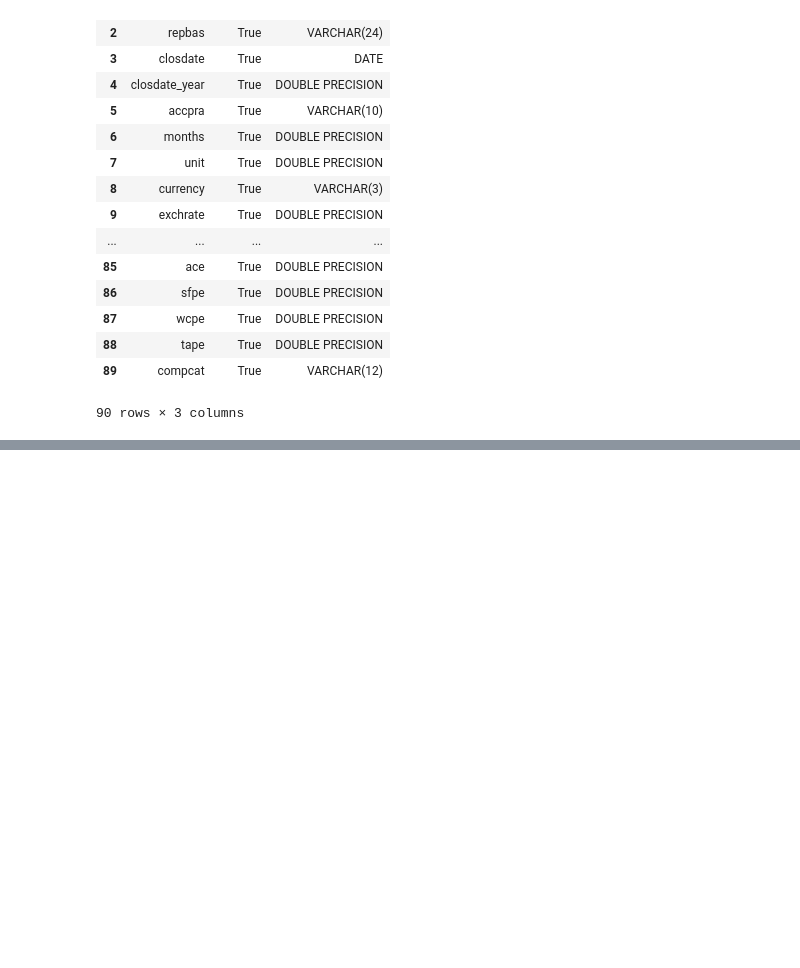
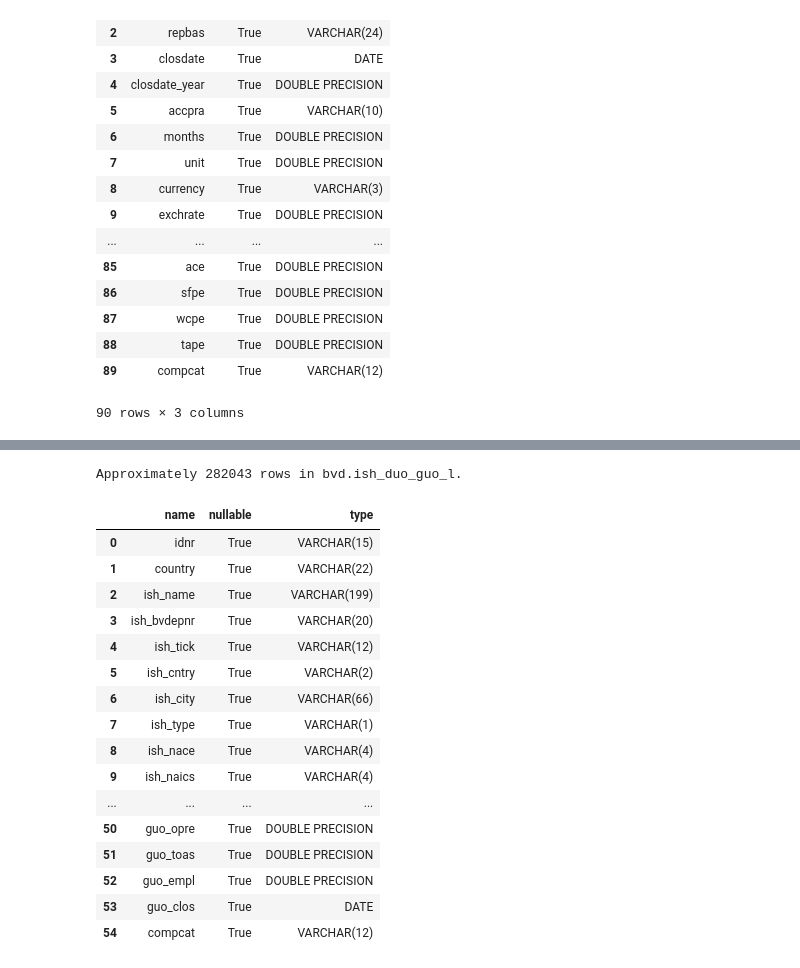
Before and after one commit to Tycho-1/frieslandCampinaAmadeus, a Jupyter notebook: FrieslandCampinaAmadeus.ipynb, the cells around one changed output, grey strips where cells are left out. Drawn from its saved outputs; the diff is of its cells as text; code cells hidden in the pictures; blank space fills up the shorter version.

```diff
--- a/FrieslandCampinaAmadeus.ipynb
+++ b/FrieslandCampinaAmadeus.ipynb
@@ -161,0 +181,21 @@ plt.rcParams['figure.figsize']=(45,30)
+# %%
+db.describe_table(library='bvd', table='ish_duo_guo_l')
+# %% [output]
+Approximately 282043 rows in bvd.ish_duo_guo_l.
+|  | name | nullable | type |
+| 0 | idnr | True | VARCHAR(15) |
+| 1 | country | True | VARCHAR(22) |
+| 2 | ish_name | True | VARCHAR(199) |
+| 3 | ish_bvdepnr | True | VARCHAR(20) |
+| 4 | ish_tick | True | VARCHAR(12) |
+| 5 | ish_cntry | True | VARCHAR(2) |
+| 6 | ish_city | True | VARCHAR(66) |
+| 7 | ish_type | True | VARCHAR(1) |
+| 8 | ish_nace | True | VARCHAR(4) |
+| 9 | ish_naics | True | VARCHAR(4) |
+| ... | ... | ... | ... |
+| 50 | guo_opre | True | DOUBLE PRECISION |
+| 51 | guo_toas | True | DOUBLE PRECISION |
+| 52 | guo_empl | True | DOUBLE PRECISION |
+| 53 | guo_clos | True | DATE |
+| 54 | compcat | True | VARCHAR(12) |
```
Also changed, not shown: parts of 20 cells of this notebook, 1 other file.
